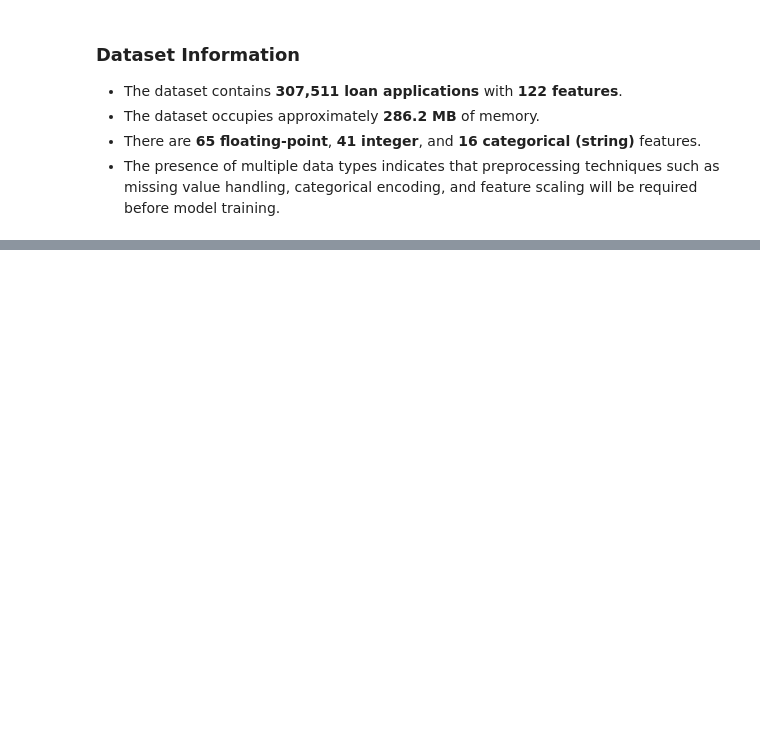
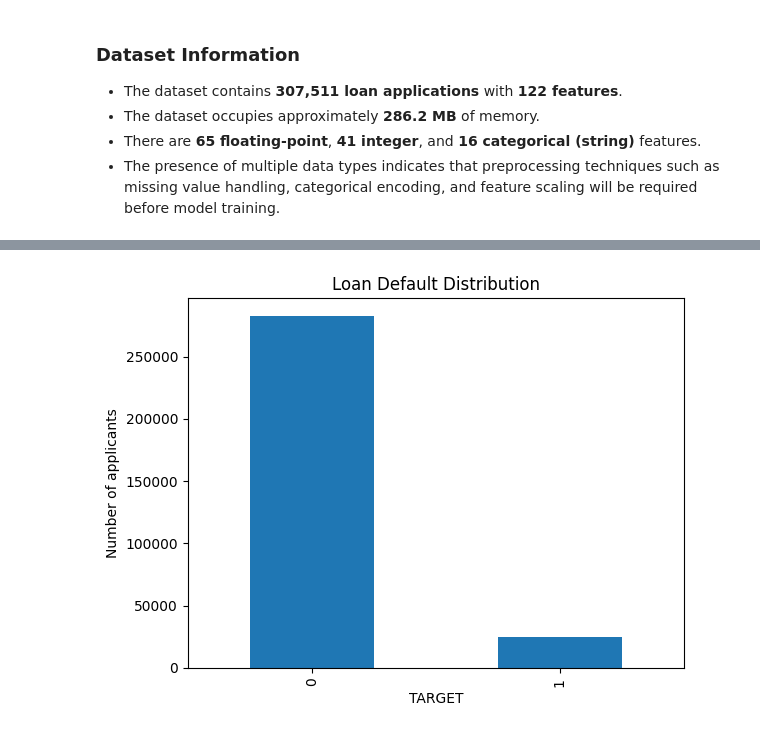
Before and after one commit to arnavanand2005/AI---Finance-Research-Project, a Jupyter notebook: notebooks/01_Exploratory_Data_Analysis.ipynb.ipynb, the cells around one changed output, grey strips where cells are left out. Saved outputs shown, nothing was run; the diff lists cells and outputs as text; code cells hidden in the pictures; blank space fills up the shorter version.

Commit message:
feat: complete initial EDA and missing value analysis

```diff
--- a/notebooks/01_Exploratory_Data_Analysis.ipynb.ipynb
+++ b/notebooks/01_Exploratory_Data_Analysis.ipynb.ipynb
@@ -71,0 +107,10 @@ None
+# %%
+import matplotlib.pyplot as plt
+
+df['TARGET'].value_counts().plot(kind="bar")
+plt.xlabel("TARGET")
+plt.ylabel("Number of applicants")
+plt.title("Loan Default Distribution")
+plt.show()
+# %% [output]
+[figure, added]
```
Also changed, not shown: parts of 11 cells of this notebook.
